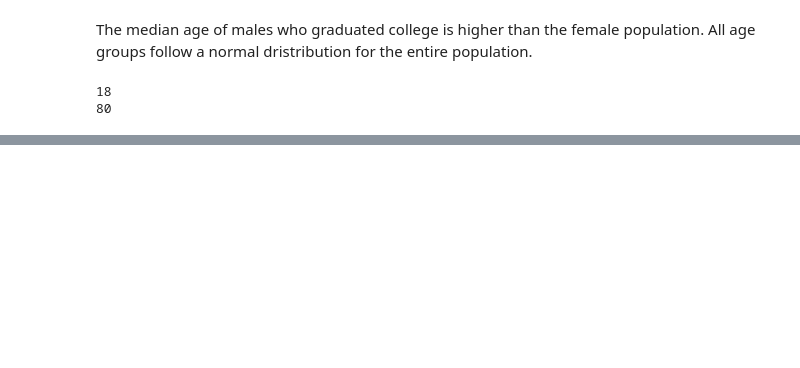
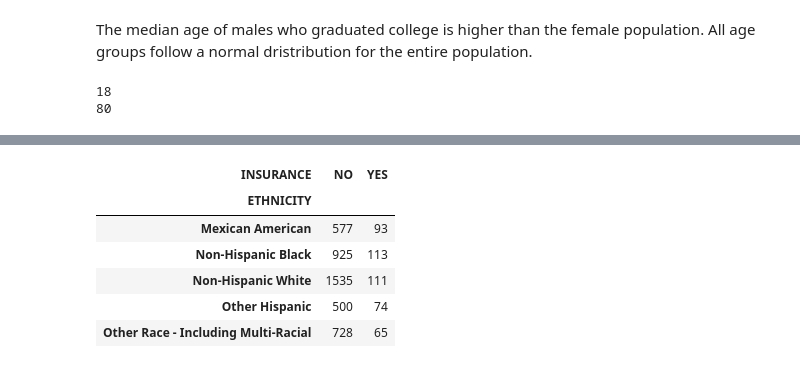
Before and after one commit to jaimebunay/statistics_in_python, a Jupyter notebook: basic_data_analysis/multivariate_example.ipynb, the cells around one changed output, grey strips where cells are left out. Saved outputs shown, nothing was run; the diff lists cells and outputs as text; code cells hidden in the pictures; blank space fills up the shorter version.

```diff
--- a/basic_data_analysis/multivariate_example.ipynb
+++ b/basic_data_analysis/multivariate_example.ipynb
@@ -156,0 +184,11 @@ See the caveats in the documentation: https://pandas.pydata.org/pandas-docs/stab
+# %%
+# Construct a frequency table for the joint distribution of ethnicity groups and health-insurance status.
+df.groupby(['ETHNICITY','INSURANCE'])['INSURANCE'].count().unstack()
+# %% [output]
+| INSURANCE | NO | YES |
+| ETHNICITY |  |  |
+| Mexican American | 577 | 93 |
+| Non-Hispanic Black | 925 | 113 |
+| Non-Hispanic White | 1535 | 111 |
+| Other Hispanic | 500 | 74 |
+| Other Race - Including Multi-Racial | 728 | 65 |
```
Also changed, not shown: parts of 8 cells of this notebook.
